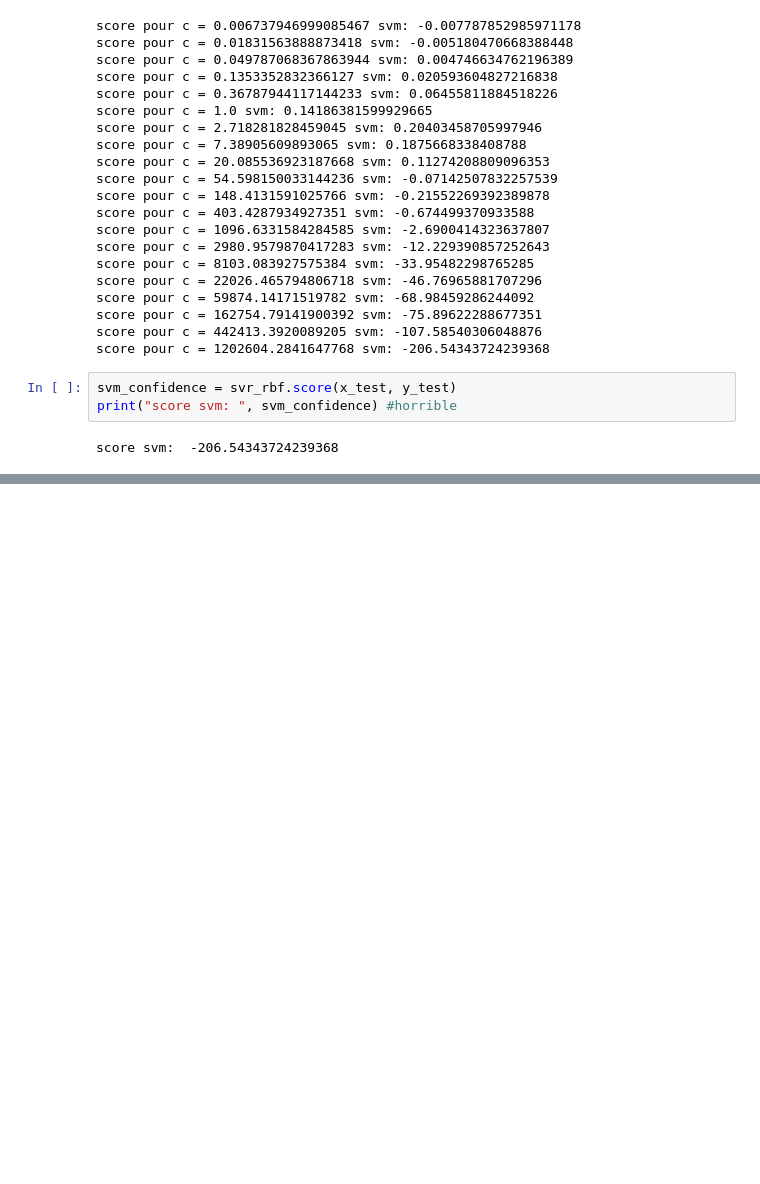
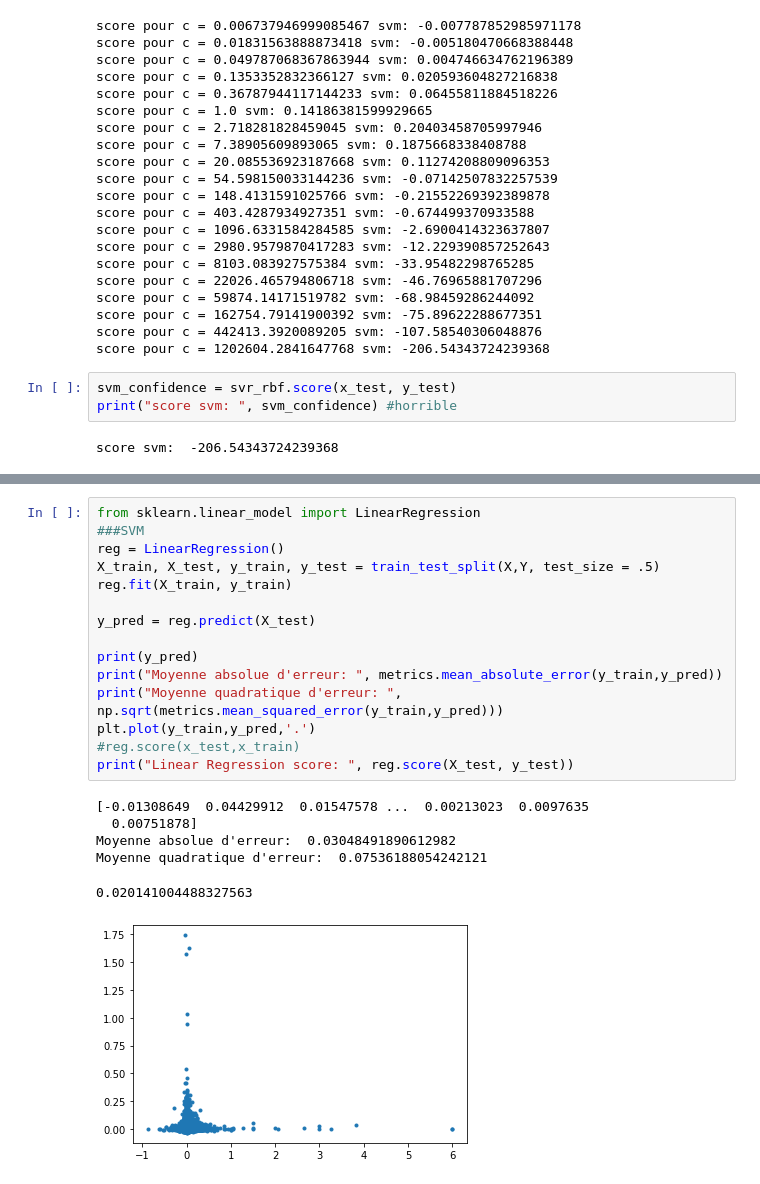
Before and after one commit to UrsulaAlcantara/IASProjet, a Jupyter notebook: Extract_DATA.ipynb, the cells around one changed output, grey strips where cells are left out. Drawn from its saved outputs; the diff is of its cells as text; blank space fills up the shorter version.

```diff
--- a/Extract_DATA.ipynb
+++ b/Extract_DATA.ipynb
@@ -270,0 +450,22 @@ score svm:  -206.54343724239368
+# %%
+from sklearn.linear_model import LinearRegression
+###SVM
+reg = LinearRegression()
+X_train, X_test, y_train, y_test = train_test_split(X,Y, test_size = .5)
+reg.fit(X_train, y_train)
+
+y_pred = reg.predict(X_test)
+
+print(y_pred)
+print("Moyenne absolue d'erreur: ", metrics.mean_absolute_error(y_train,y_pred))
+print("Moyenne quadratique d'erreur: ", np.sqrt(metrics.mean_squared_error(y_train,y_pred)))
+plt.plot(y_train,y_pred,'.')
+#reg.score(x_test,x_train)
+print("Linear Regression score: ", reg.score(X_test, y_test))
+# %% [output]
+[-0.01308649  0.04429912  0.01547578 ...  0.00213023  0.0097635
+  0.00751878]
+Moyenne absolue d'erreur:  0.03048491890612982
+Moyenne quadratique d'erreur:  0.07536188054242121
+0.020141004488327563
+[figure, added]
```
Also changed, not shown: parts of 16 cells of this notebook.
